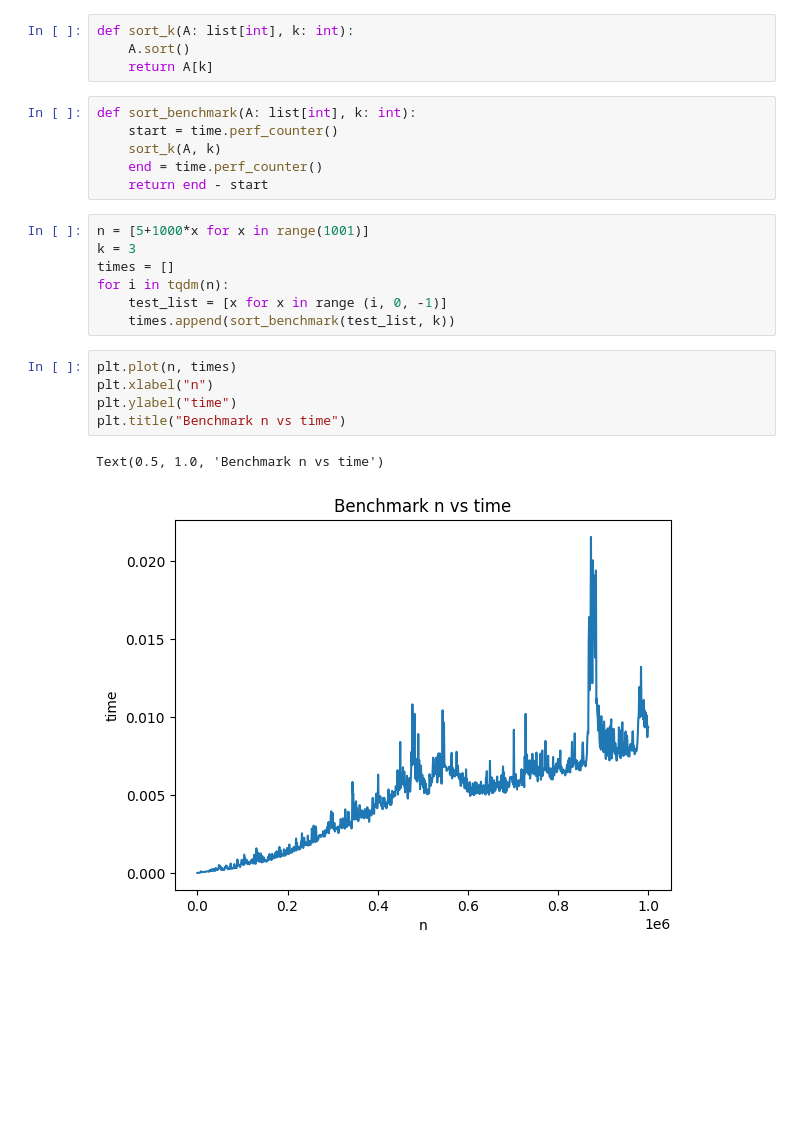
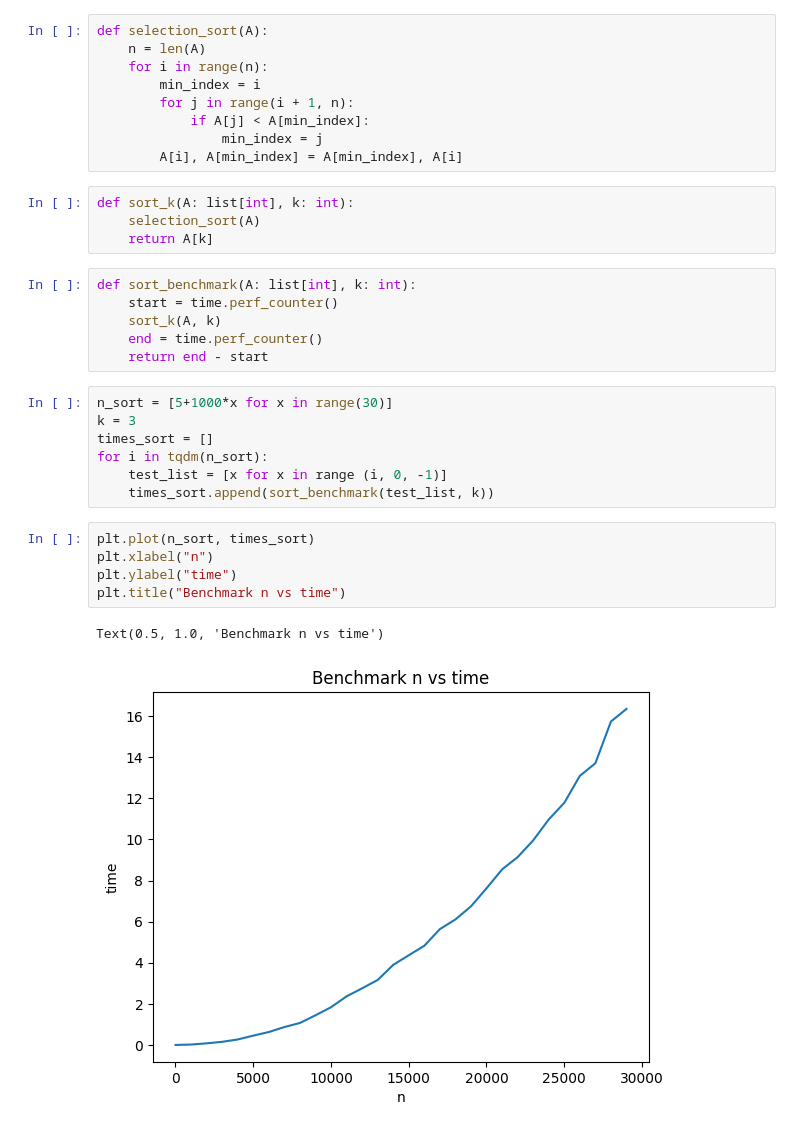
Before and after one commit to whitcombp/CSC-3310-Program-2, a Jupyter notebook: Benchmark.ipynb, the cells around one changed output. Saved outputs shown, nothing was run; the diff lists cells and outputs as text; blank space fills up the shorter version.

Commit message:
Benchmark.ipynb complete

```diff
--- a/Benchmark.ipynb
+++ b/Benchmark.ipynb
@@ -37,8 +42,17 @@ np.float64(1.0680367155888613)
 # %% [markdown]
 ### Sorting then picking k run time
+# %%
+def selection_sort(A):
+    n = len(A)
+    for i in range(n):
+        min_index = i
+        for j in range(i + 1, n):
+            if A[j] < A[min_index]:
+                min_index = j
+        A[i], A[min_index] = A[min_index], A[i]
 # %%
 def sort_k(A: list[int], k: int):
-    A.sort()
+    selection_sort(A)
     return A[k]
 # %%
 def sort_benchmark(A: list[int], k: int):
@@ -47,18 +61,18 @@ def sort_benchmark(A: list[int], k: int):
     end = time.perf_counter()
     return end - start
 # %%
-n = [5+1000*x for x in range(1001)]
+n_sort = [5+1000*x for x in range(30)]
 k = 3
-times = []
-for i in tqdm(n):
+times_sort = []
+for i in tqdm(n_sort):
     test_list = [x for x in range (i, 0, -1)]
-    times.append(sort_benchmark(test_list, k))
+    times_sort.append(sort_benchmark(test_list, k))
 # %%
-plt.plot(n, times)
+plt.plot(n_sort, times_sort)
 plt.xlabel("n")
 plt.ylabel("time")
 plt.title("Benchmark n vs time")
 # %% [output]
 Text(0.5, 1.0, 'Benchmark n vs time')
-[figure, old version]
+[figure, new version]
 # %%
```
Also changed, not shown: parts of 3 cells of this notebook.
